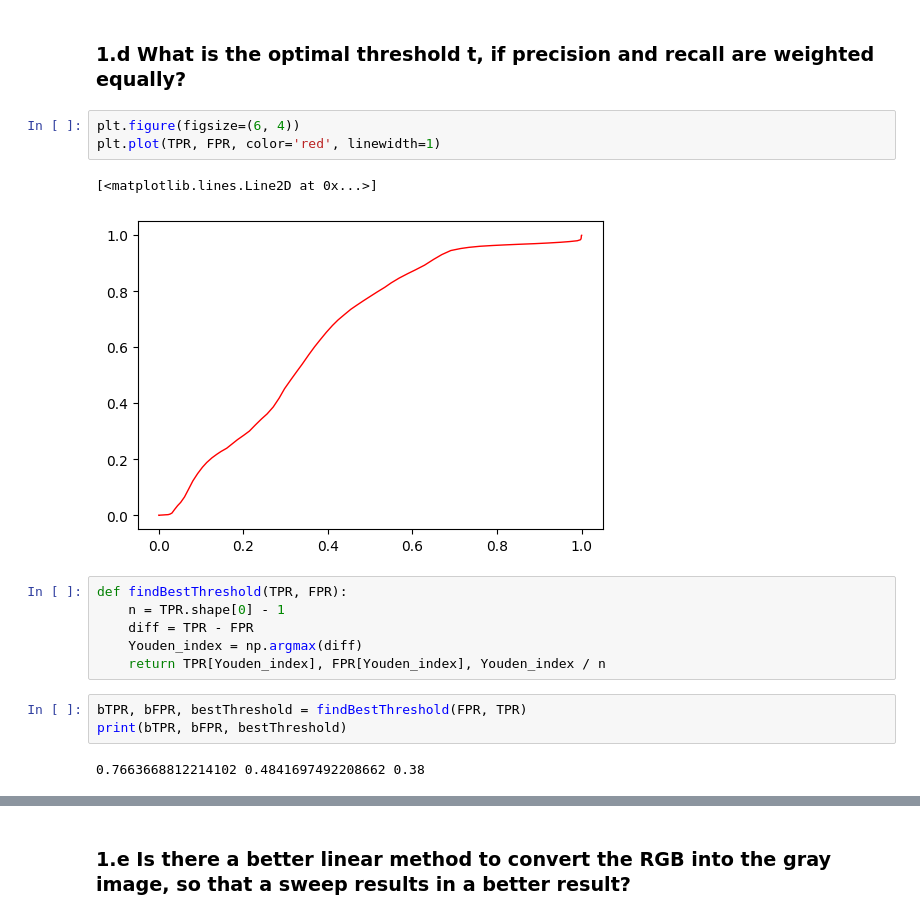
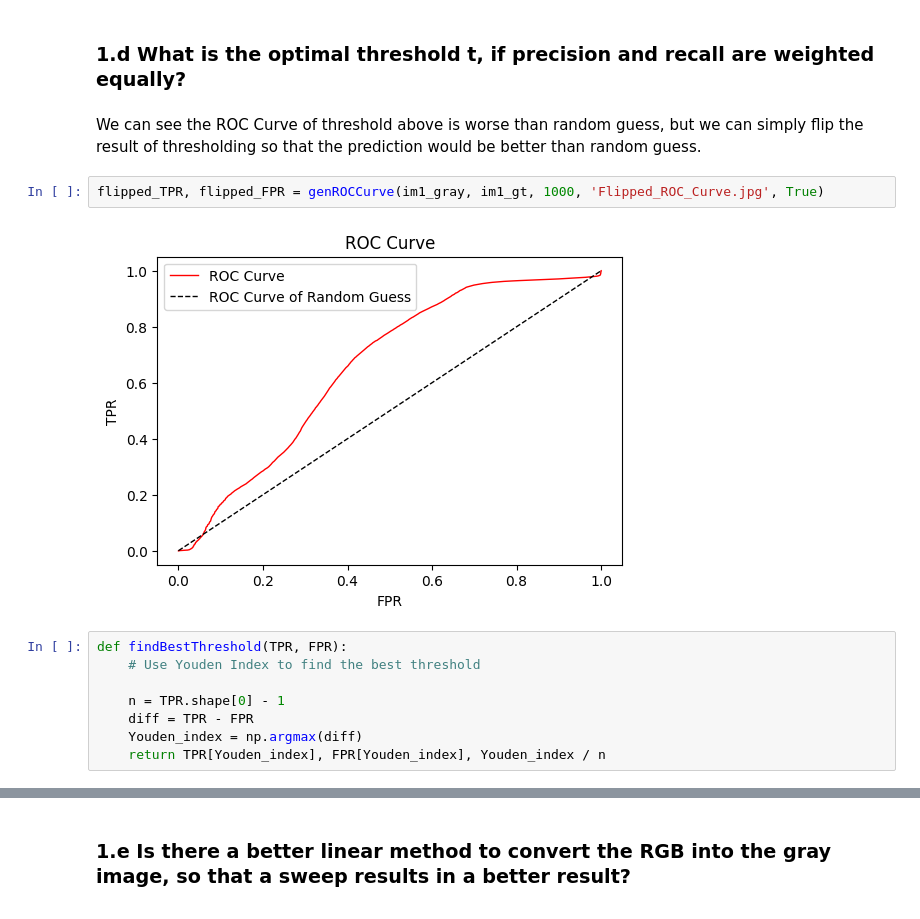
Before and after one commit to lucieniii/UCL-IP-2022, a Jupyter notebook: Practical1/Practicial1.ipynb, the cells around one changed output, grey strips where cells are left out. Saved outputs shown, nothing was run; the diff lists cells and outputs as text.

```diff
--- a/Practical1/Practicial1.ipynb
+++ b/Practical1/Practicial1.ipynb
@@ -116,19 +127,16 @@ Threshold: 1.000000
 # %% [markdown]
 ### 1.d What is the optimal threshold t, if precision and recall are weighted equally?
-# %%
-plt.figure(figsize=(6, 4))
-plt.plot(TPR, FPR, color='red', linewidth=1)
-# %% [output]
-[<matplotlib.lines.Line2D at 0x...>]
-[figure, removed]
+# %% [markdown]
+We can see the ROC Curve of threshold above is worse than random guess, but we can simply flip the result of thresholding so that the prediction would be better than random guess.
+# %%
+flipped_TPR, flipped_FPR = genROCCurve(im1_gray, im1_gt, 1000, 'Flipped_ROC_Curve.jpg', True)
+# %% [output]
+[figure, added]
 # %%
 def findBestThreshold(TPR, FPR):
+    # Use Youden Index to find the best threshold
+
     n = TPR.shape[0] - 1
     diff = TPR - FPR
     Youden_index = np.argmax(diff)
     return TPR[Youden_index], FPR[Youden_index], Youden_index / n
-# %%
-bTPR, bFPR, bestThreshold = findBestThreshold(FPR, TPR)
-print(bTPR, bFPR, bestThreshold)
-# %% [output]
-0.7663668812214102 0.4841697492208662 0.38
```
Also changed, not shown: parts of 32 cells of this notebook, 2 other files.
